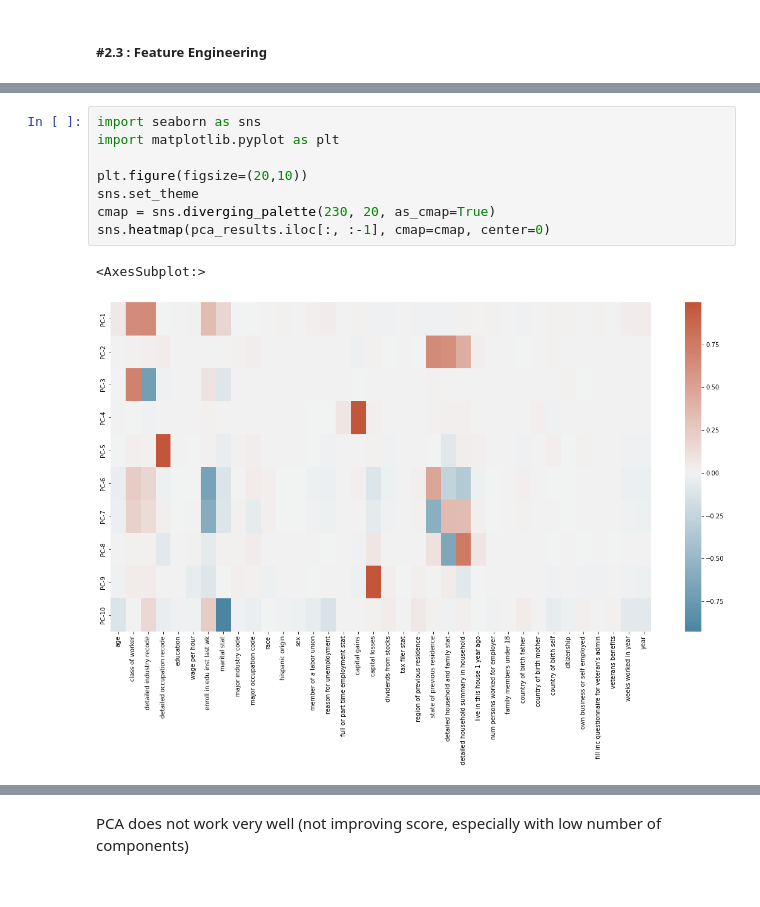
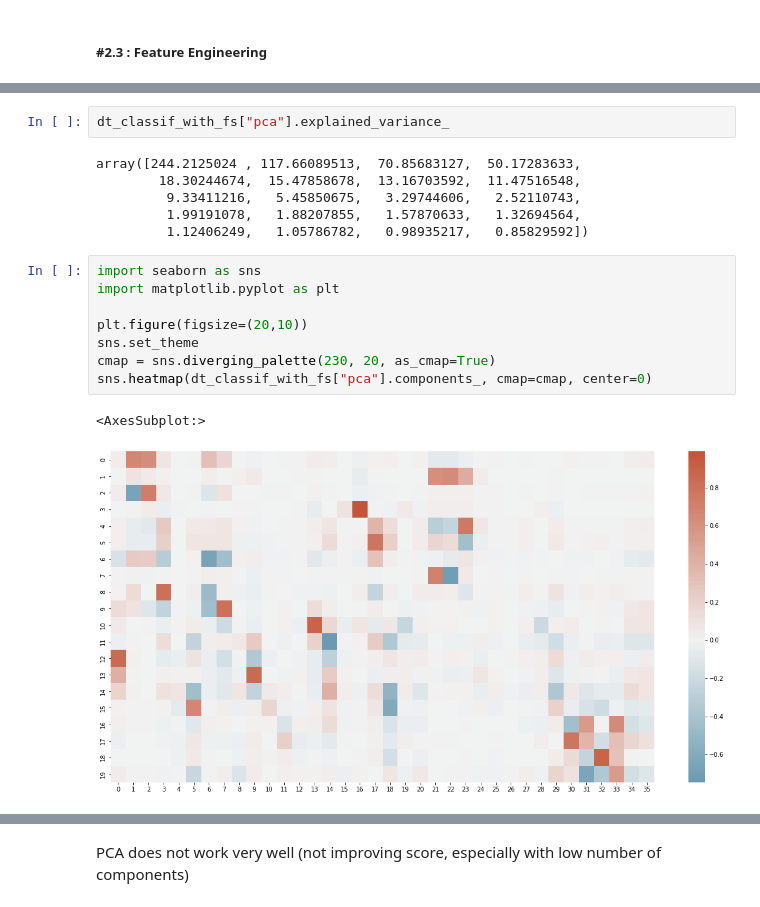
Before and after one commit to jboistard/dataiku_assessment, a Jupyter notebook: 2_Pre_processing.ipynb, the cells around one changed output, grey strips where cells are left out. Drawn from its saved outputs; the diff is of its cells as text.

```diff
--- a/2_Pre_processing.ipynb
+++ b/2_Pre_processing.ipynb
@@ -209,11 +188,19 @@ pca_results.head(10)
+# %%
+dt_classif_with_fs["pca"].explained_variance_
+# %% [output]
+array([244.2125024 , 117.66089513,  70.85683127,  50.17283633,
+        18.30244674,  15.47858678,  13.16703592,  11.47516548,
+         9.33411216,   5.45850675,   3.29744606,   2.52110743,
+         1.99191078,   1.88207855,   1.57870633,   1.32694564,
+         1.12406249,   1.05786782,   0.98935217,   0.85829592])
 # %%
 import seaborn as sns
 import matplotlib.pyplot as plt
 
 plt.figure(figsize=(20,10))
 sns.set_theme
 cmap = sns.diverging_palette(230, 20, as_cmap=True)
-sns.heatmap(pca_results.iloc[:, :-1], cmap=cmap, center=0)
+sns.heatmap(dt_classif_with_fs["pca"].components_, cmap=cmap, center=0)
 # %% [output]
 <AxesSubplot:>
-[figure, old version]
+[figure, new version]
```
Also changed, not shown: parts of 25 cells of this notebook, 2 other files.
